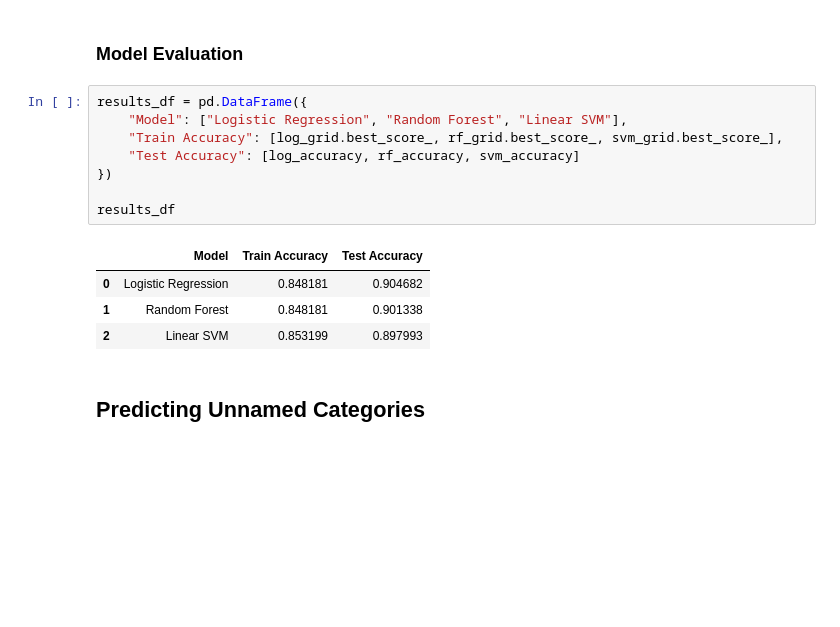
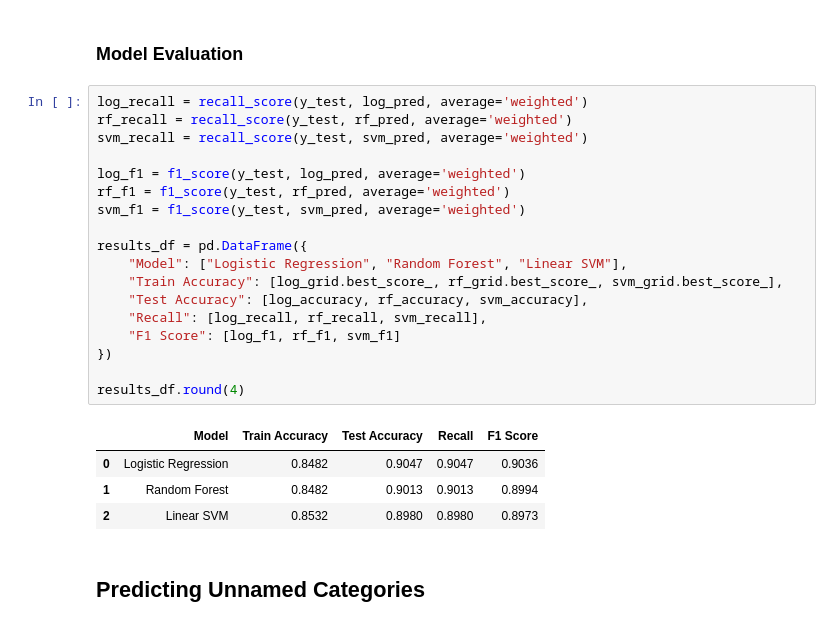
Before and after one commit to mitosisgg/ADS504_FinalProject, a Jupyter notebook: ADS504_FinalProject.ipynb, the cells around one changed output. Cells and saved outputs as stored; diff of their text form; blank space fills up the shorter version.

```diff
--- a/ADS504_FinalProject.ipynb
+++ b/ADS504_FinalProject.ipynb
@@ -1158,18 +1139,28 @@ SVM Accuracy: 0.8980
 # %% [markdown]
 ### Model Evaluation
 # %%
+log_recall = recall_score(y_test, log_pred, average='weighted')
+rf_recall = recall_score(y_test, rf_pred, average='weighted')
+svm_recall = recall_score(y_test, svm_pred, average='weighted')
+
+log_f1 = f1_score(y_test, log_pred, average='weighted')
+rf_f1 = f1_score(y_test, rf_pred, average='weighted')
+svm_f1 = f1_score(y_test, svm_pred, average='weighted')
+
 results_df = pd.DataFrame({
     "Model": ["Logistic Regression", "Random Forest", "Linear SVM"],
     "Train Accuracy": [log_grid.best_score_, rf_grid.best_score_, svm_grid.best_score_],
-    "Test Accuracy": [log_accuracy, rf_accuracy, svm_accuracy]
+    "Test Accuracy": [log_accuracy, rf_accuracy, svm_accuracy],
+    "Recall": [log_recall, rf_recall, svm_recall],
+    "F1 Score": [log_f1, rf_f1, svm_f1]
 })
 
-results_df
+results_df.round(4)
 # %% [output]
-|  | Model | Train Accuracy | Test Accuracy |
-| 0 | Logistic Regression | 0.848181 | 0.904682 |
-| 1 | Random Forest | 0.848181 | 0.901338 |
-| 2 | Linear SVM | 0.853199 | 0.897993 |
+|  | Model | Train Accuracy | Test Accuracy | Recall | F1 Score |
+| 0 | Logistic Regression | 0.8482 | 0.9047 | 0.9047 | 0.9036 |
+| 1 | Random Forest | 0.8482 | 0.9013 | 0.9013 | 0.8994 |
+| 2 | Linear SVM | 0.8532 | 0.8980 | 0.8980 | 0.8973 |
 # %% [markdown]
 ## Predicting Unnamed Categories
 # %%
```
Also changed, not shown: parts of 15 cells of this notebook.
